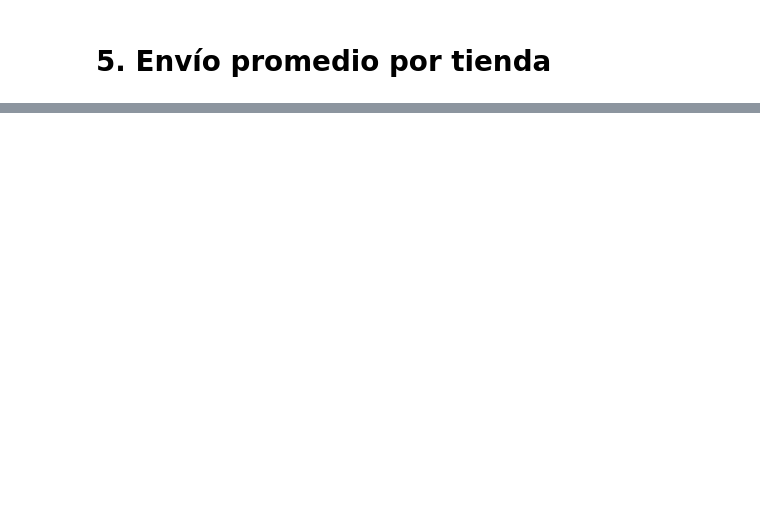
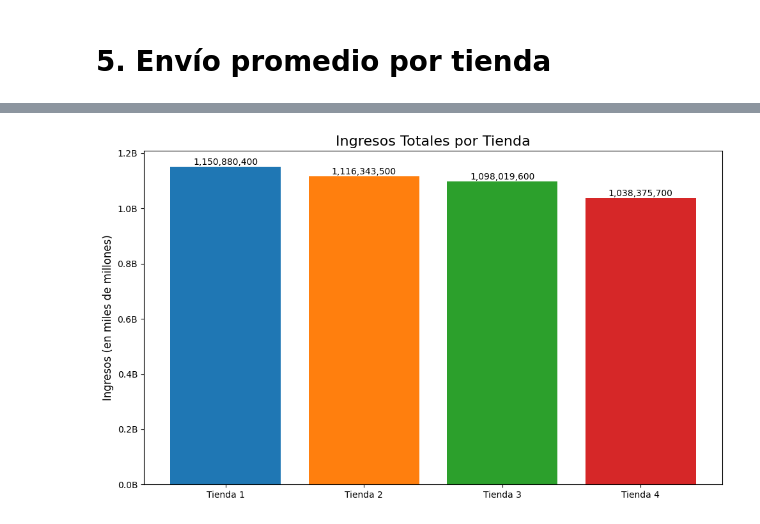
Before and after one commit to patriciomontenegro/challengedata, a Jupyter notebook: AluraStoreLatam.ipynb, the cells around one changed output, grey strips where cells are left out. Cells and saved outputs as stored; diff of their text form; code cells hidden in the pictures; blank space fills up the shorter version.

```diff
--- a/AluraStoreLatam.ipynb
+++ b/AluraStoreLatam.ipynb
@@ -55,0 +194,82 @@ print(precio_medio)
+# %%
+import matplotlib.pyplot as plt
+import numpy as np
+
+# Datos proporcionados
+tiendas = ['Tienda 1', 'Tienda 2', 'Tienda 3', 'Tienda 4']
+ingresos = [1150880400.0, 1116343500.0, 1098019600.0, 1038375700.0]
+calificaciones = [3.98, 4.04, 4.05, 4.00]
+costo_envio = [26018.61, 25216.24, 24805.68, 23459.46]
+
+# Datos de categorías (usaremos Tienda 1 como ejemplo)
+categorias = ['Muebles', 'Electrónicos', 'Juguetes', 'Electrodomésticos',
+              'Deportes', 'Instrumentos', 'Libros', 'Hogar']
+ventas_tienda1 = [465, 448, 324, 312, 284, 182, 173, 171]
+
+# 1. Gráfico de barras - Ingresos por tienda
+plt.figure(figsize=(10, 6))
+bars = plt.bar(tiendas, ingresos, color=['#1f77b4', '#ff7f0e', '#2ca02c', '#d62728'])
+plt.title('Ingresos Totales por Tienda', fontsize=16)
+plt.ylabel('Ingresos (en miles de millones)', fontsize=12)
+plt.xticks(fontsize=10)
+
+# Formatear los valores en el eje Y
+plt.gca().yaxis.set_major_formatter(plt.FuncFormatter(lambda x, loc: "{:.1f}B".format(x/1e9)))
+
+# Añadir etiquetas con los valores exactos
+for bar in bars:
+    height = bar.get_height()
+    plt.text(bar.get_x() + bar.get_width()/2., height,
+             '{:,.0f}'.format(height),
+             ha='center', va='bottom')
+
+plt.tight_layout()
+plt.show()
+
+# 2. Gráfico circular - Distribución de ventas por categoría (Tienda 1)
+plt.figure(figsize=(8, 8))
+explode = (0.1, 0, 0, 0, 0, 0, 0, 0)  # Destacar la categoría más vendida
+colors = ['#ff9999','#66b3ff','#99ff99','#ffcc99','#c2c2f0','#ffb3e6','#c4e17f','#ffd700']
+
+plt.pie(ventas_tienda1, explode=explode, labels=categorias, colors=colors,
+        autopct='%1.1f%%', startangle=90, pctdistance=0.85, textprops={'fontsize': 10})
+plt.title('Distribución de Ventas por Categoría - Tienda 1', fontsize=14)
+
+# Dibujar un círculo en el centro para que sea un donut (opcional)
+centre_circle = plt.Circle((0,0),0.70,fc='white')
+fig = plt.gcf()
+fig.gca().add_artist(centre_circle)
+
+plt.tight_layout()
+plt.show()
+
+# 3. Gráfico combinado - Calificaciones y costos de envío
+fig, ax1 = plt.subplots(figsize=(10, 6))
+
+color = 'tab:blue'
+ax1.set_xlabel('Tienda')
+ax1.set_ylabel('Calificación Promedio', color=color)
+ax1.plot(tiendas, calificaciones, color=color, marker='o', linestyle='--', linewidth=2, markersize=8)
+ax1.tick_params(axis='y', labelcolor=color)
+ax1.set_ylim(3.9, 4.1)  # Rango para mejor visualización
+
+# Instanciar un segundo eje que comparte el mismo eje x
+ax2 = ax1.twinx()
+color = 'tab:red'
+ax2.set_ylabel('Costo Promedio de Envío', color=color)
+ax2.bar(tiendas, costo_envio, color=color, alpha=0.4)
+ax2.tick_params(axis='y', labelcolor=color)
+
+plt.title('Calificación Promedio y Costo de Envío por Tienda', fontsize=16)
+fig.tight_layout()
+
+# Añadir etiquetas de valores
+for i, v in enumerate(calificaciones):
+    ax1.text(i, v+0.01, str(v), color='blue', ha='center')
+
+for i, v in enumerate(costo_envio):
+    ax2.text(i, v+100, f"{v:,.0f}", color='red', ha='center')
+
+plt.show()
+# %% [output]
+[figure, added]
```
Also changed, not shown: parts of 20 cells of this notebook.
